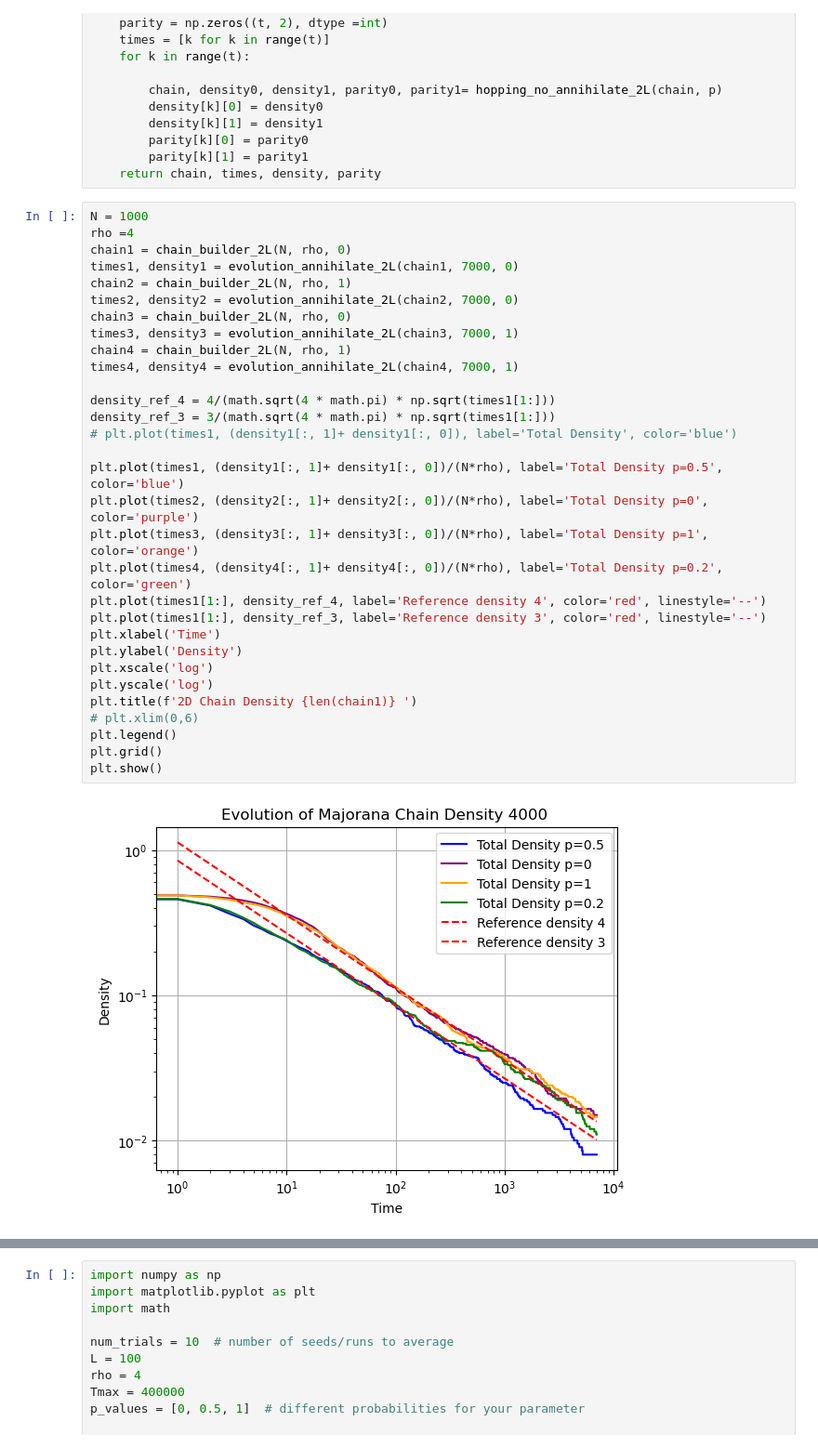
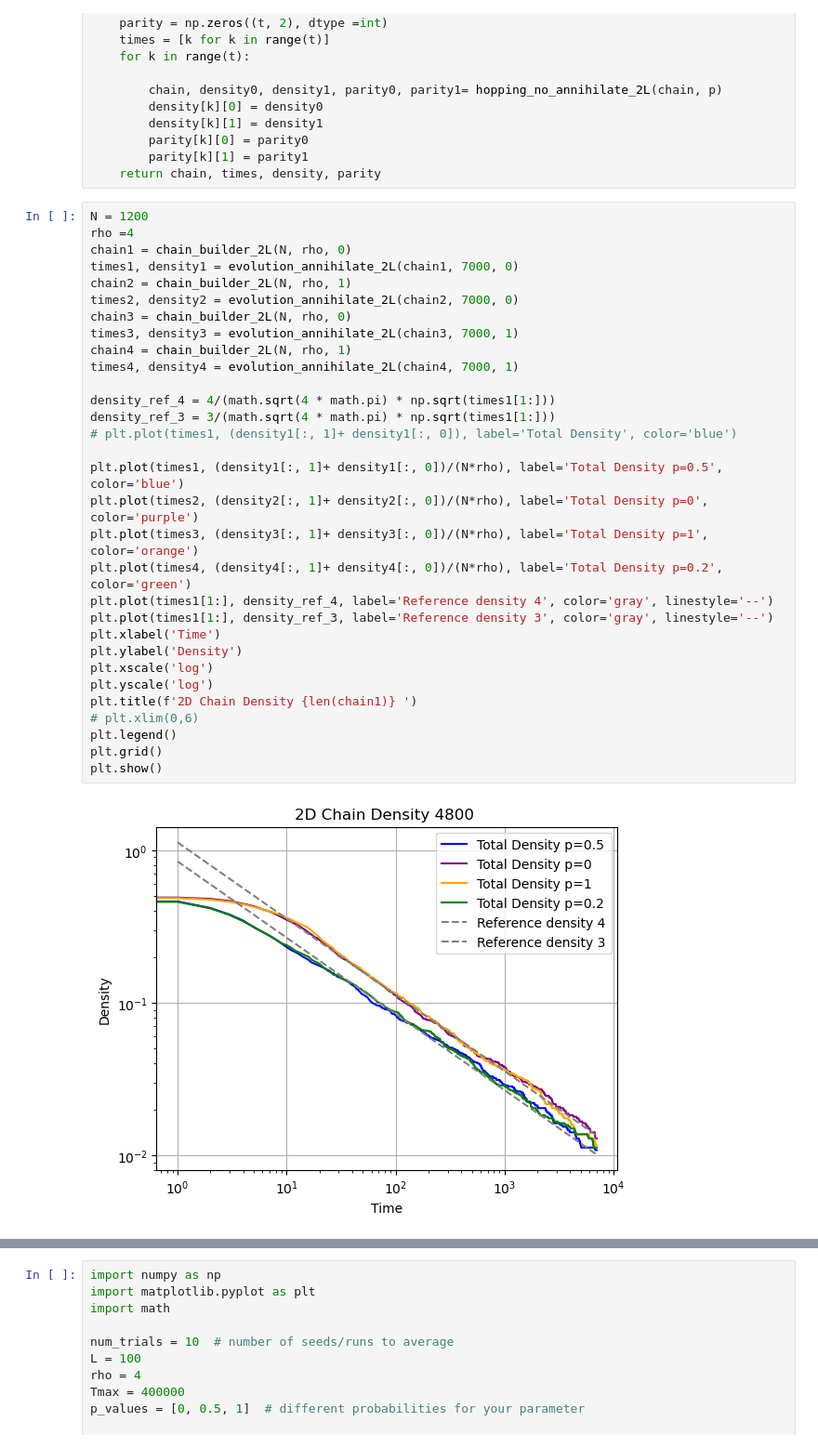
Before and after one commit to toM0dots/Majorana-Braiding, a Jupyter notebook: Two_layer.ipynb, the cells around one changed output, grey strips where cells are left out. Shown at 93% size. Saved outputs shown, nothing was run; the diff lists cells and outputs as text.

```diff
--- a/Two_layer.ipynb
+++ b/Two_layer.ipynb
@@ -1025,38 +1025,38 @@ def evolution_no_annihilate_2L(chain, t, p):
         parity[k][1] = parity1
     return chain, times, density, parity
 # %%
-N = 1000
+N = 1200
 rho =4
 chain1 = chain_builder_2L(N, rho, 0)
 times1, density1 = evolution_annihilate_2L(chain1, 7000, 0)
 chain2 = chain_builder_2L(N, rho, 1)
 times2, density2 = evolution_annihilate_2L(chain2, 7000, 0)
 chain3 = chain_builder_2L(N, rho, 0)
 times3, density3 = evolution_annihilate_2L(chain3, 7000, 1)
 chain4 = chain_builder_2L(N, rho, 1)
 times4, density4 = evolution_annihilate_2L(chain4, 7000, 1)
 
 density_ref_4 = 4/(math.sqrt(4 * math.pi) * np.sqrt(times1[1:]))
 density_ref_3 = 3/(math.sqrt(4 * math.pi) * np.sqrt(times1[1:]))
 # plt.plot(times1, (density1[:, 1]+ density1[:, 0]), label='Total Density', color='blue')
 
 plt.plot(times1, (density1[:, 1]+ density1[:, 0])/(N*rho), label='Total Density p=0.5', color='blue')
 plt.plot(times2, (density2[:, 1]+ density2[:, 0])/(N*rho), label='Total Density p=0', color='purple')
 plt.plot(times3, (density3[:, 1]+ density3[:, 0])/(N*rho), label='Total Density p=1', color='orange')
 plt.plot(times4, (density4[:, 1]+ density4[:, 0])/(N*rho), label='Total Density p=0.2', color='green')
-plt.plot(times1[1:], density_ref_4, label='Reference density 4', color='red', linestyle='--')
-plt.plot(times1[1:], density_ref_3, label='Reference density 3', color='red', linestyle='--')
+plt.plot(times1[1:], density_ref_4, label='Reference density 4', color='gray', linestyle='--')
+plt.plot(times1[1:], density_ref_3, label='Reference density 3', color='gray', linestyle='--')
 plt.xlabel('Time')
 plt.ylabel('Density')
 plt.xscale('log')
 plt.yscale('log')
 plt.title(f'2D Chain Density {len(chain1)} ')
 # plt.xlim(0,6)
 plt.legend()
 plt.grid()
 plt.show()
 # %% [output]
-[figure, old version]
+[figure, new version]
 # %%
 plt.plot(times1, (density1[:, 1]+ density1[:, 0])/(N*rho), label='n=0 p=0', color='blue')
 plt.plot(times2, (density2[:, 1]+ density2[:, 0])/(N*rho), label='n=1 p=0', color='purple')
```
Also changed, not shown: parts of 1 cell of this notebook, 3 other files.
